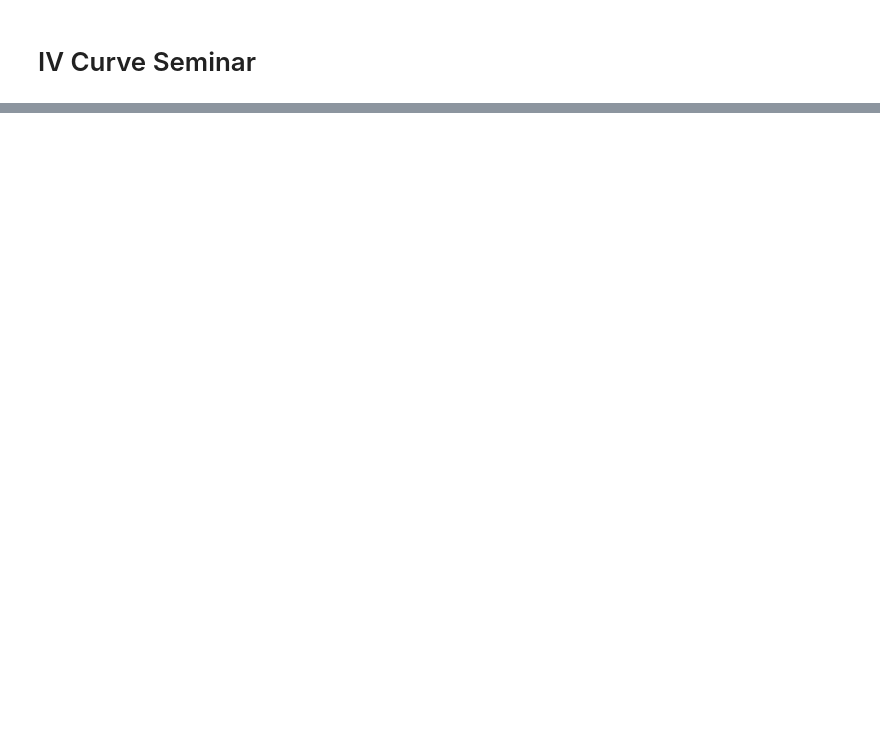
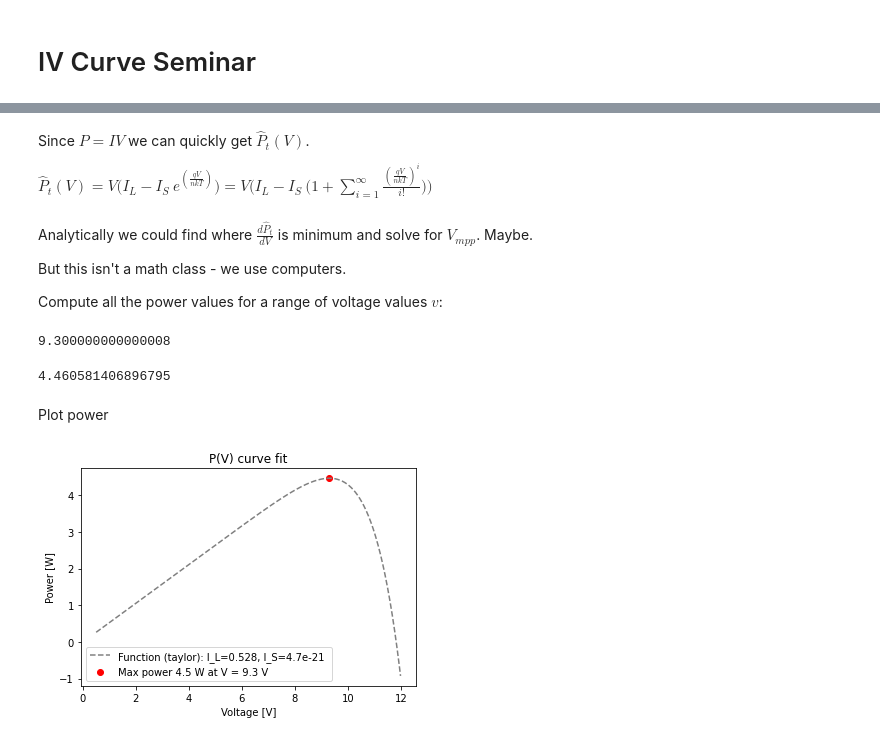
Before and after one commit to woodjmichael/PV-based-systems-lab, a Jupyter notebook: solar_cell_iv_curve_fit.ipynb, the cells around one changed output, grey strips where cells are left out. Saved outputs shown, nothing was run; the diff lists cells and outputs as text; code cells hidden in the pictures; blank space fills up the shorter version.

```diff
--- a/solar_cell_iv_curve_fit.ipynb
+++ b/solar_cell_iv_curve_fit.ipynb
@@ -129,0 +240,42 @@ show()
+# %% [markdown]
+Since $P=IV$ we can quickly get $\hat P_t(V)$.
+
+$ \hat P_t(V) = V \biggr ( I_L - I_S \ e^{ ( \frac{qV}{nkT} ) } \biggr ) = V \biggr ( I_L - I_S \ \biggr( 1 + \sum_{i=1}^{\infty} { \frac{(\frac{qV}{nkT})^i}{i!} } \biggr) \biggr ) $
+# %%
+def P_hat_eq(V, I_L, I_S):
+	exp_taylor = 1
+	for i in range(1,11):
+		exp_taylor += (q*V / (n*k*T))**i/factorial(i)
+	return V*(I_L - I_S * exp_taylor)
+# %% [markdown]
+Analytically we could find where $\frac{ d \hat P_t }{dV}$ is minimum and solve for $V_{mpp}$. Maybe.
+
+But this isn't a math class - we use computers.
+
+Compute all the power values for a range of voltage values $v$:
+# %%
+v = arange(0.5, 12, .01)
+P_hat = P_hat_eq(v, I_L, I_S)
+
+V_mpp = v[argmax(P_hat)]
+P_max = max(P_hat)
+# %%
+print(V_mpp)
+# %% [output]
+9.300000000000008
+# %%
+print(P_max)
+# %% [output]
+4.460581406896795
+# %% [markdown]
+Plot power
+# %%
+plot(v, P_hat, '--', color='gray', label=f'Function (taylor): I_L={I_L:.3f}, I_S={I_S:.1e} ')
+scatter(V_mpp,  P_max, color='red', label=f'Max power {P_max:.1f} W at V = {V_mpp:.1f} V')
+xlabel('Voltage [V]')
+ylabel('Power [W]')
+title('P(V) curve fit')
+legend()
+show()
+# %% [output]
+[figure, added]
```
Also changed, not shown: parts of 42 cells of this notebook.
